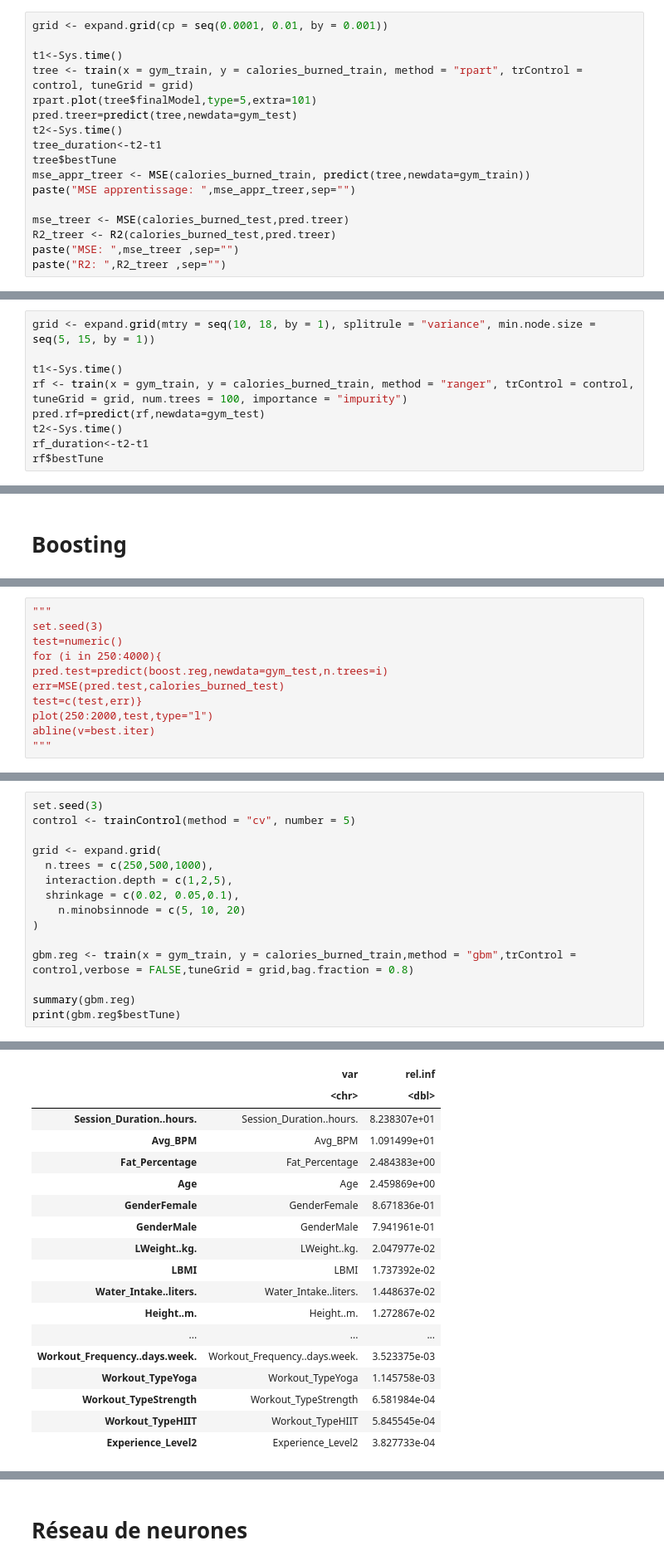
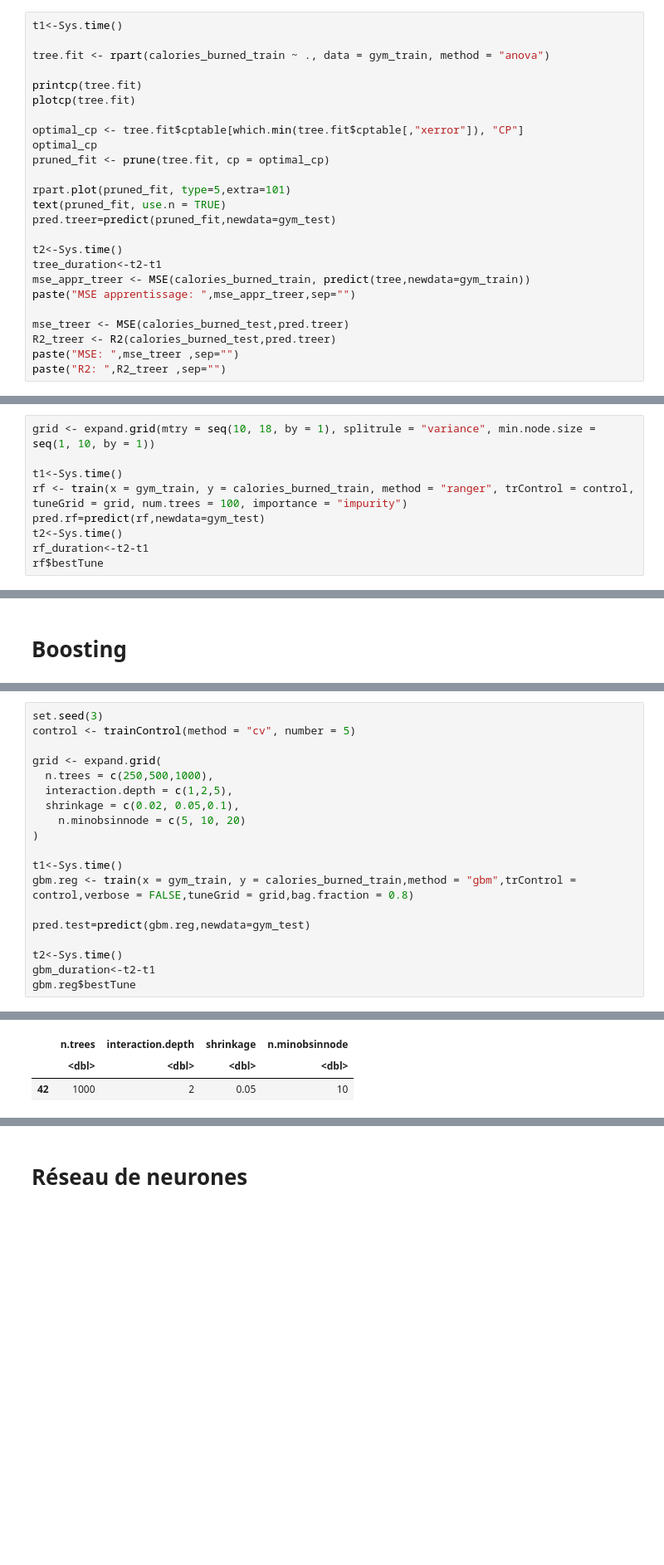
Before and after one commit to P-Point-all/ML_Gym_exercise, a Jupyter notebook: ML_Gym.ipynb, the cells around one changed output, grey strips where cells are left out. Shown: that part at 83% size. Drawn from its saved outputs; the diff is of its cells as text; blank space fills up the shorter version.

```diff
--- a/ML_Gym.ipynb
+++ b/ML_Gym.ipynb
@@ -599,15 +604,23 @@ A data.frame: 1 × 1
 # %%
 #install.packages("rpart.plot")
 # %%
-grid <- expand.grid(cp = seq(0.0001, 0.01, by = 0.001))
+t1<-Sys.time()
 
-t1<-Sys.time()
-tree <- train(x = gym_train, y = calories_burned_train, method = "rpart", trControl = control, tuneGrid = grid)
-rpart.plot(tree$finalModel,type=5,extra=101)
-pred.treer=predict(tree,newdata=gym_test)
+tree.fit <- rpart(calories_burned_train ~ ., data = gym_train, method = "anova")
+
+printcp(tree.fit)
+plotcp(tree.fit)
+
+optimal_cp <- tree.fit$cptable[which.min(tree.fit$cptable[,"xerror"]), "CP"]
+optimal_cp
+pruned_fit <- prune(tree.fit, cp = optimal_cp)
+
+rpart.plot(pruned_fit, type=5,extra=101)
+text(pruned_fit, use.n = TRUE)
+pred.treer=predict(pruned_fit,newdata=gym_test)
+
 t2<-Sys.time()
 tree_duration<-t2-t1
-tree$bestTune
 mse_appr_treer <- MSE(calories_burned_train, predict(tree,newdata=gym_train))
 paste("MSE apprentissage: ",mse_appr_treer,sep="")
 
@@ -634,7 +667,7 @@ plot(pred.treer,res.tree)
 # %% [markdown]
 ## RandomForest
 # %%
-grid <- expand.grid(mtry = seq(10, 18, by = 1), splitrule = "variance", min.node.size = seq(5, 15, by = 1))
+grid <- expand.grid(mtry = seq(10, 18, by = 1), splitrule = "variance", min.node.size = seq(1, 10, by = 1))
 
 t1<-Sys.time()
 rf <- train(x = gym_train, y = calories_burned_train, method = "ranger", trControl = control, tuneGrid = grid, num.trees = 100, importance = "impurity")
@@ -714,11 +730,0 @@ best.iter
-# %%
-"""
-set.seed(3)
-test=numeric()
-for (i in 250:4000){
-pred.test=predict(boost.reg,newdata=gym_test,n.trees=i)
-err=MSE(pred.test,calories_burned_test)
-test=c(test,err)}
-plot(250:2000,test,type="l")
-abline(v=best.iter)
-"""
@@ -742,8 +741,12 @@ grid <- expand.grid(
     n.minobsinnode = c(5, 10, 20)
 )
 
+t1<-Sys.time()
 gbm.reg <- train(x = gym_train, y = calories_burned_train,method = "gbm",trControl = control,verbose = FALSE,tuneGrid = grid,bag.fraction = 0.8)
 
-summary(gbm.reg)
-print(gbm.reg$bestTune)
+pred.test=predict(gbm.reg,newdata=gym_test)
+
+t2<-Sys.time()
+gbm_duration<-t2-t1
+gbm.reg$bestTune
 # %% [output]
@@ -751,18 +754,3 @@ A data.frame: 18 × 2
-|  | var | rel.inf |
-|  | <chr> | <dbl> |
-| Session_Duration..hours. | Session_Duration..hours. | 8.238307e+01 |
-| Avg_BPM | Avg_BPM | 1.091499e+01 |
-| Fat_Percentage | Fat_Percentage | 2.484383e+00 |
-| Age | Age | 2.459869e+00 |
-| GenderFemale | GenderFemale | 8.671836e-01 |
-| GenderMale | GenderMale | 7.941961e-01 |
-| LWeight..kg. | LWeight..kg. | 2.047977e-02 |
-| LBMI | LBMI | 1.737392e-02 |
-| Water_Intake..liters. | Water_Intake..liters. | 1.448637e-02 |
-| Height..m. | Height..m. | 1.272867e-02 |
-| ... | ... | ... |
-| Workout_Frequency..days.week. | Workout_Frequency..days.week. | 3.523375e-03 |
-| Workout_TypeYoga | Workout_TypeYoga | 1.145758e-03 |
-| Workout_TypeStrength | Workout_TypeStrength | 6.581984e-04 |
-| Workout_TypeHIIT | Workout_TypeHIIT | 5.845545e-04 |
-| Experience_Level2 | Experience_Level2 | 3.827733e-04 |
+|  | n.trees | interaction.depth | shrinkage | n.minobsinnode |
+|  | <dbl> | <dbl> | <dbl> | <dbl> |
+| 42 | 1000 | 2 | 0.05 | 10 |
```
Also changed, not shown: parts of 36 cells of this notebook.
